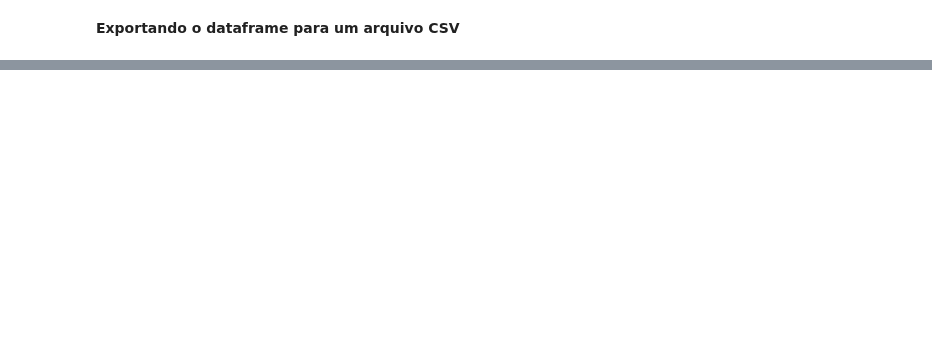
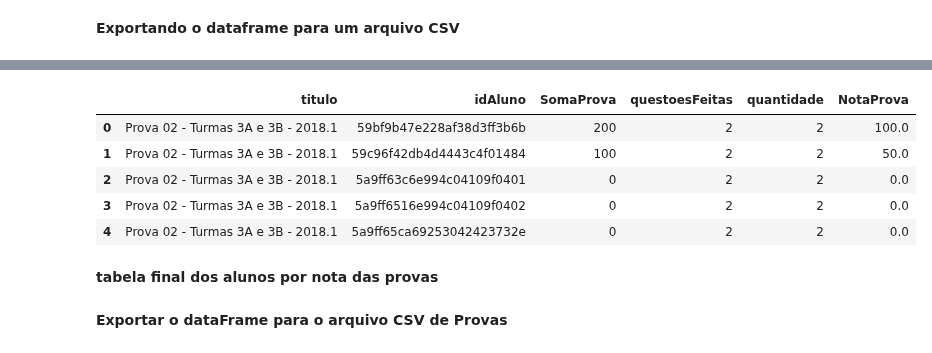
Before and after one commit to repitta/CienciaDeDadosEducacionais, a Jupyter notebook: LOP.ipynb, the cells around one changed output, grey strips where cells are left out. Saved outputs shown, nothing was run; the diff lists cells and outputs as text; code cells hidden in the pictures; blank space fills up the shorter version.

```diff
--- a/LOP.ipynb
+++ b/LOP.ipynb
@@ -589,0 +738,7 @@ tabelaFinalT.to_csv(r'lopUsuarioNota.csv')
+# %%
+NotaProva = NotaMaxQuestaoProva.groupby(["titulo","idAluno","idTurma"]).sum()
+NotaProva.rename(columns={"porcentagemMaxima":"SomaProva", "quantidade":"questoesFeitas"}, inplace=True)
+NotaProva = NotaProva.reset_index()
+NotaProva = NotaProva[["titulo",'idAluno','SomaProva',"idTurma"]]
+print(NotaProva.columns)
+NotaProva.head(1)
@@ -589,0 +749,5 @@ tabelaFinalT.to_csv(r'lopUsuarioNota.csv')
+# %%
+mergeQuanNotaProva =  pd.merge(right= quantidadeProva, left = NotaProva, on=['idAluno','titulo'], how="inner")
+print(mergeQuanNotaProva.columns)
+print(mergeQuanNotaProva.shape)
+mergeQuanNotaProva.head(1)
@@ -589,0 +761,5 @@ tabelaFinalT.to_csv(r'lopUsuarioNota.csv')
+# %%
+quantQuesProva = provaNovo[['quantidade','titulo']]
+quantQuesProva = quantQuesProva.drop_duplicates()
+print(quantQuesProva.shape)
+quantQuesProva.head()
@@ -589,0 +774,6 @@ tabelaFinalT.to_csv(r'lopUsuarioNota.csv')
+# %%
+mergeQuanNotaProvaQuanQ = mergeQuanNotaProva.join(quantQuesProva.set_index('titulo'), on='titulo')
+mergeQuanNotaProvaQuanQ["NotaProva"]= mergeQuanNotaProvaQuanQ["SomaProva"] /mergeQuanNotaProvaQuanQ['quantidade']
+print(mergeQuanNotaProvaQuanQ.columns)
+print(mergeQuanNotaProvaQuanQ.shape)
+mergeQuanNotaProvaQuanQ.head(3)
@@ -589,0 +789,11 @@ tabelaFinalT.to_csv(r'lopUsuarioNota.csv')
+# %%
+mergeQuanNotaProvaQuanQ.head()
+# %% [output]
+|  | titulo | idAluno | SomaProva | questoesFeitas | quantidade | NotaProva |
+| 0 | Prova 02 - Turmas 3A e 3B - 2018.1 | 59bf9b47e228af38d3ff3b6b | 200 | 2 | 2 | 100.0 |
+| 1 | Prova 02 - Turmas 3A e 3B - 2018.1 | 59c96f42db4d4443c4f01484 | 100 | 2 | 2 | 50.0 |
+| 2 | Prova 02 - Turmas 3A e 3B - 2018.1 | 5a9ff63c6e994c04109f0401 | 0 | 2 | 2 | 0.0 |
+| 3 | Prova 02 - Turmas 3A e 3B - 2018.1 | 5a9ff6516e994c04109f0402 | 0 | 2 | 2 | 0.0 |
+| 4 | Prova 02 - Turmas 3A e 3B - 2018.1 | 5a9ff65ca69253042423732e | 0 | 2 | 2 | 0.0 |
+# %% [markdown]
+**tabela final dos alunos por nota das provas**
@@ -589,0 +811,2 @@ tabelaFinalT.to_csv(r'lopUsuarioNota.csv')
+# %% [markdown]
+**Exportar o dataFrame para o arquivo CSV de Provas**
```
Also changed, not shown: parts of 55 cells of this notebook.
